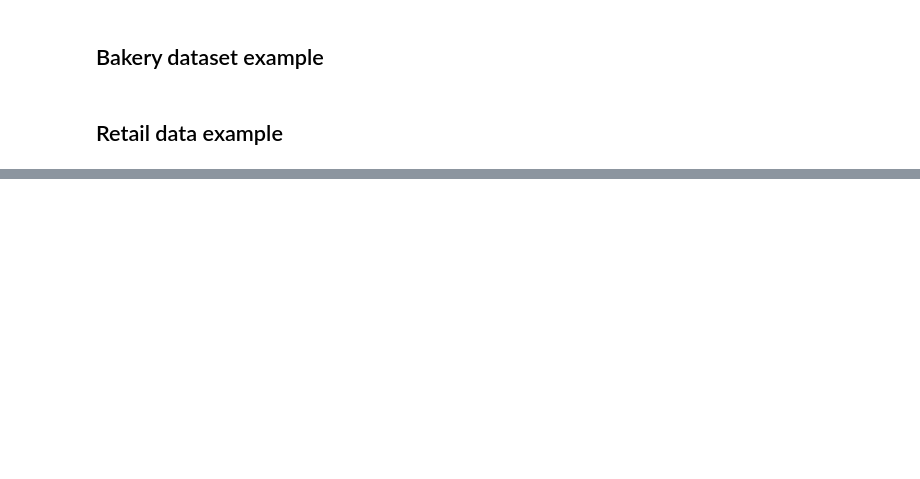
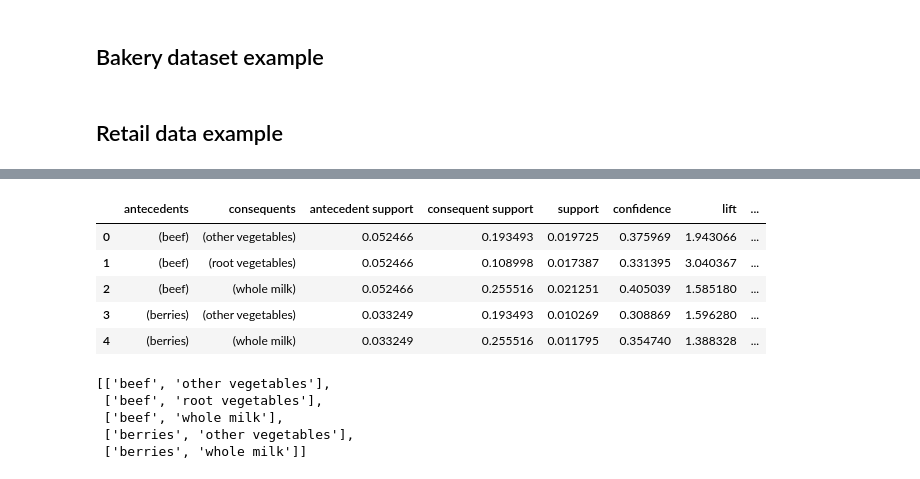
Before and after one commit to ARM-interpretation/Trie-of-rules, a Jupyter notebook: Example.ipynb, the cells around one changed output, grey strips where cells are left out. Drawn from its saved outputs; the diff is of its cells as text; code cells hidden in the pictures; blank space fills up the shorter version.

```diff
--- a/Example.ipynb
+++ b/Example.ipynb
@@ -64,0 +113,21 @@ TOR_retail.save_graph("output/retail trie of rules.graphml")
+# %%
+from mlxtend.frequent_patterns import association_rules
+
+rules = association_rules(frequent_itemsets, metric="confidence", min_threshold=0.3)
+rules.head()
+# %% [output]
+|  | antecedents | consequents | antecedent support | consequent support | support | confidence | lift | ... |
+| 0 | (beef) | (other vegetables) | 0.052466 | 0.193493 | 0.019725 | 0.375969 | 1.943066 | ... |
+| 1 | (beef) | (root vegetables) | 0.052466 | 0.108998 | 0.017387 | 0.331395 | 3.040367 | ... |
+| 2 | (beef) | (whole milk) | 0.052466 | 0.255516 | 0.021251 | 0.405039 | 1.585180 | ... |
+| 3 | (berries) | (other vegetables) | 0.033249 | 0.193493 | 0.010269 | 0.308869 | 1.596280 | ... |
+| 4 | (berries) | (whole milk) | 0.033249 | 0.255516 | 0.011795 | 0.354740 | 1.388328 | ... |
+# %%
+list_of_rules = [list(x[0]) + list(x[1]) for x in rules[['antecedents','consequents' ]].values.tolist()]
+list_of_rules[:5]
+# %% [output]
+[['beef', 'other vegetables'],
+ ['beef', 'root vegetables'],
+ ['beef', 'whole milk'],
+ ['berries', 'other vegetables'],
+ ['berries', 'whole milk']]
```
Also changed, not shown: parts of 9 cells of this notebook, 22 other files.
